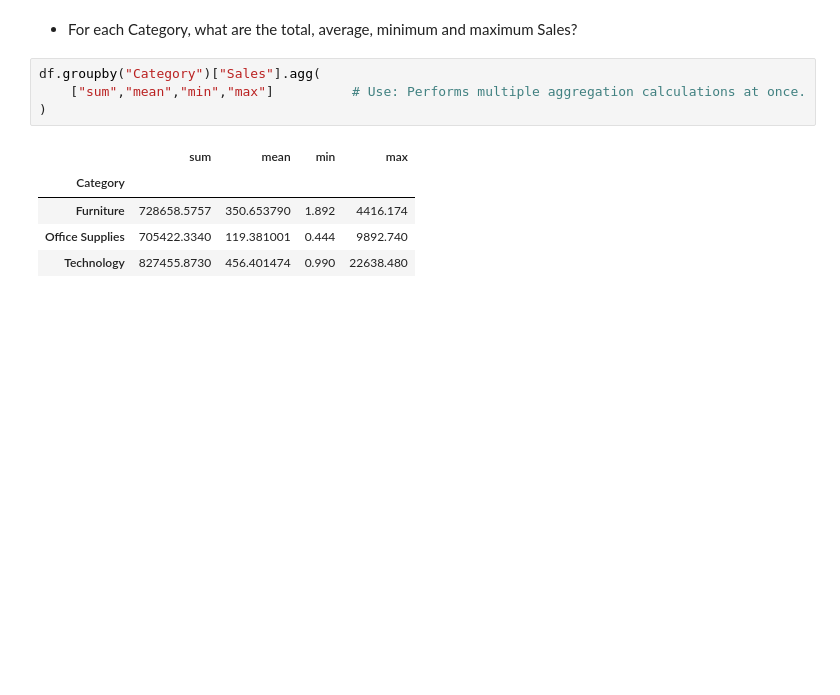
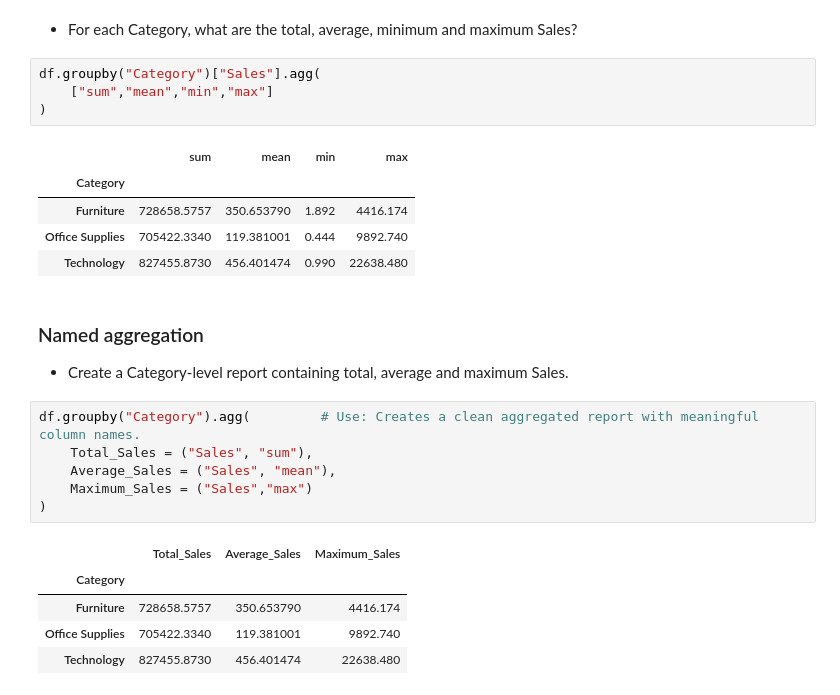
Before and after one commit to DeepanshuSharma1286/Pandas-Practice, a Jupyter notebook: notebooks/Day_02_Selection_Filtering.ipynb, the cells around one changed output. Drawn from its saved outputs; the diff is of its cells as text; blank space fills up the shorter version.

```diff
--- a/notebooks/Day_02_Selection_Filtering.ipynb
+++ b/notebooks/Day_02_Selection_Filtering.ipynb
@@ -969,7 +969,7 @@ Name: Sales, dtype: float64
 * For each Category, what are the total, average, minimum and maximum Sales?
 # %%
 df.groupby("Category")["Sales"].agg(
-    ["sum","mean","min","max"]          # Use: Performs multiple aggregation calculations at once.
+    ["sum","mean","min","max"]
 )
 # %% [output]
 |  | sum | mean | min | max |
@@ -977,3 +977,18 @@ df.groupby("Category")["Sales"].agg(
 | Furniture | 728658.5757 | 350.653790 | 1.892 | 4416.174 |
 | Office Supplies | 705422.3340 | 119.381001 | 0.444 | 9892.740 |
 | Technology | 827455.8730 | 456.401474 | 0.990 | 22638.480 |
+# %% [markdown]
+### Named aggregation
+* Create a Category-level report containing total, average and maximum Sales.
+# %%
+df.groupby("Category").agg(         # Use: Creates a clean aggregated report with meaningful column names.
+    Total_Sales = ("Sales", "sum"),
+    Average_Sales = ("Sales", "mean"),
+    Maximum_Sales = ("Sales","max")
+)
+# %% [output]
+|  | Total_Sales | Average_Sales | Maximum_Sales |
+| Category |  |  |  |
+| Furniture | 728658.5757 | 350.653790 | 4416.174 |
+| Office Supplies | 705422.3340 | 119.381001 | 9892.740 |
+| Technology | 827455.8730 | 456.401474 | 22638.480 |
```
